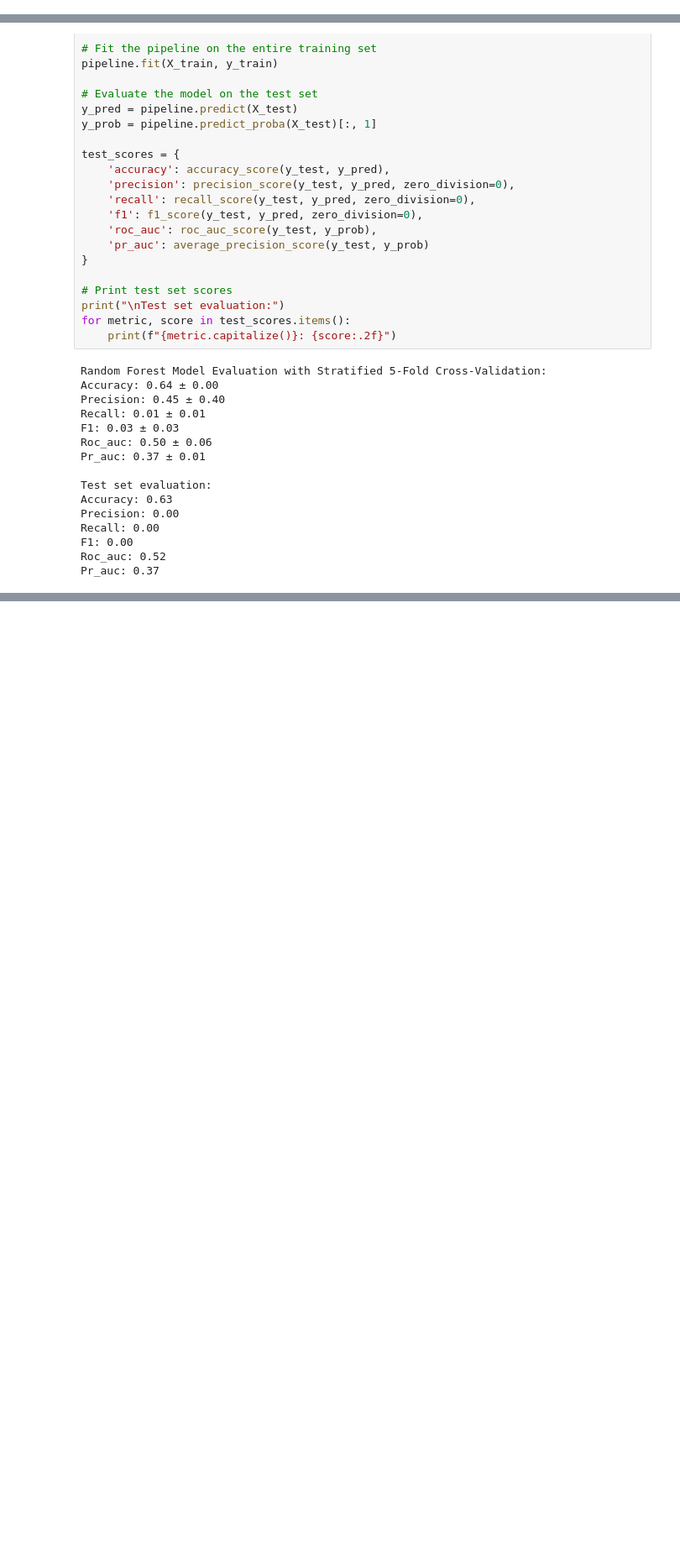
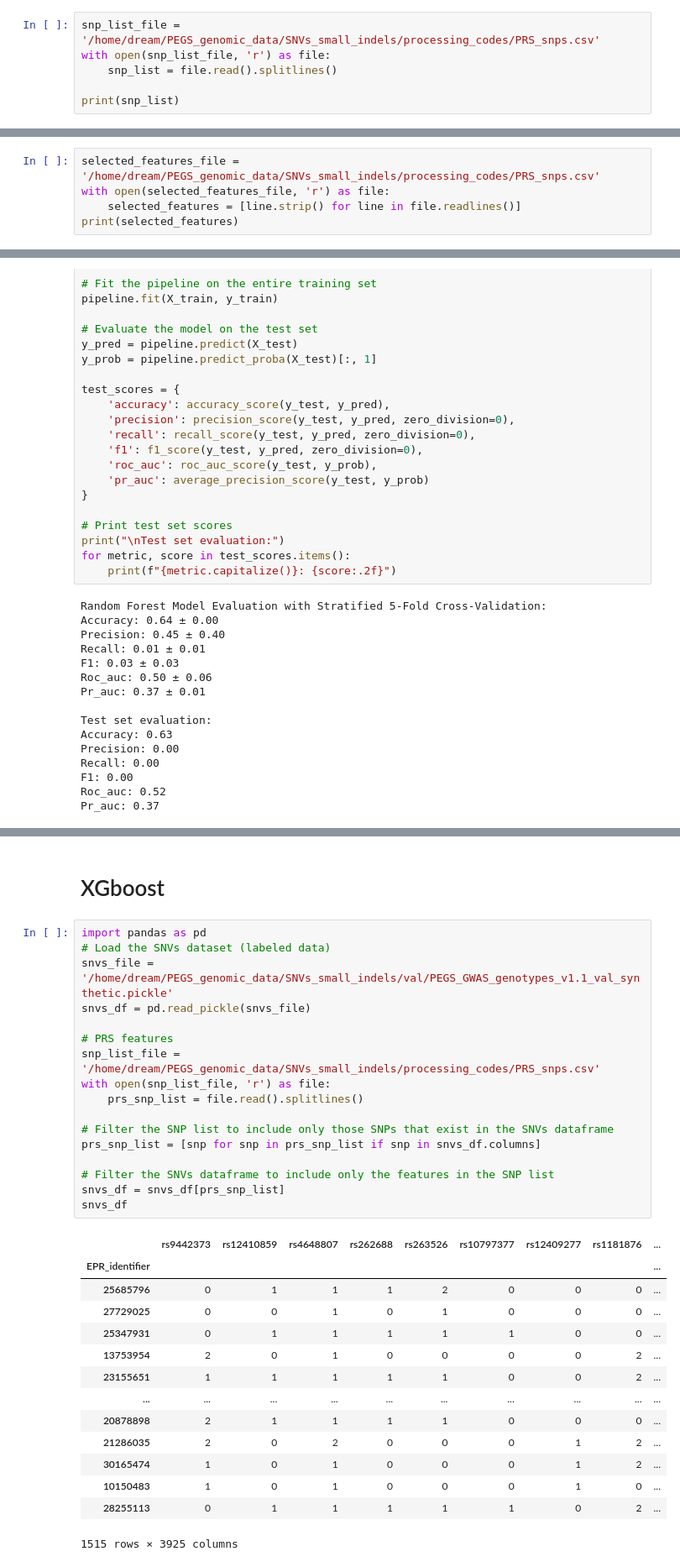
Before and after one commit to mmottaqii/Hypercholesterolemia-Predictive-Framework, a Jupyter notebook: Processing_Dream.ipynb, the cells around one changed output, grey strips where cells are left out. Shown at 84% size. Drawn from its saved outputs; the diff is of its cells as text; blank space fills up the shorter version.

```diff
--- a/Processing_Dream.ipynb
+++ b/Processing_Dream.ipynb
@@ -5513,0 +5540,6 @@ Pr_auc: 0.33
+# %%
+snp_list_file = '/home/dream/PEGS_genomic_data/SNVs_small_indels/processing_codes/PRS_snps.csv'
+with open(snp_list_file, 'r') as file:
+    snp_list = file.read().splitlines()
+
+print(snp_list)
@@ -5513,0 +5548,5 @@ Pr_auc: 0.33
+# %%
+selected_features_file = '/home/dream/PEGS_genomic_data/SNVs_small_indels/processing_codes/PRS_snps.csv'
+with open(selected_features_file, 'r') as file:
+    selected_features = [line.strip() for line in file.readlines()]
+print(selected_features)
@@ -5817,0 +6895,34 @@ Pr_auc: 0.37
+# %% [markdown]
+# XGboost
+# %%
+import pandas as pd
+# Load the SNVs dataset (labeled data)
+snvs_file = '/home/dream/PEGS_genomic_data/SNVs_small_indels/val/PEGS_GWAS_genotypes_v1.1_val_synthetic.pickle'
+snvs_df = pd.read_pickle(snvs_file)
+
+# PRS features
+snp_list_file = '/home/dream/PEGS_genomic_data/SNVs_small_indels/processing_codes/PRS_snps.csv'
+with open(snp_list_file, 'r') as file:
+    prs_snp_list = file.read().splitlines()
+
+# Filter the SNP list to include only those SNPs that exist in the SNVs dataframe
+prs_snp_list = [snp for snp in prs_snp_list if snp in snvs_df.columns]
+
+# Filter the SNVs dataframe to include only the features in the SNP list
+snvs_df = snvs_df[prs_snp_list]
+snvs_df
+# %% [output]
+|  | rs9442373 | rs12410859 | rs4648807 | rs262688 | rs263526 | rs10797377 | rs12409277 | rs1181876 | ... |
+| EPR_identifier |  |  |  |  |  |  |  |  | ... |
+| 25685796 | 0 | 1 | 1 | 1 | 2 | 0 | 0 | 0 | ... |
+| 27729025 | 0 | 0 | 1 | 0 | 1 | 0 | 0 | 0 | ... |
+| 25347931 | 0 | 1 | 1 | 1 | 1 | 1 | 0 | 0 | ... |
+| 13753954 | 2 | 0 | 1 | 0 | 0 | 0 | 0 | 2 | ... |
+| 23155651 | 1 | 1 | 1 | 1 | 1 | 0 | 0 | 2 | ... |
+| ... | ... | ... | ... | ... | ... | ... | ... | ... | ... |
+| 20878898 | 2 | 1 | 1 | 1 | 1 | 0 | 0 | 0 | ... |
+| 21286035 | 2 | 0 | 2 | 0 | 0 | 0 | 1 | 2 | ... |
+| 30165474 | 1 | 0 | 1 | 0 | 0 | 0 | 1 | 2 | ... |
+| 10150483 | 1 | 0 | 1 | 0 | 0 | 0 | 1 | 0 | ... |
+| 28255113 | 0 | 1 | 1 | 1 | 1 | 1 | 0 | 2 | ... |
+1515 rows × 3925 columns
```
Also changed, not shown: parts of 45 cells of this notebook.
